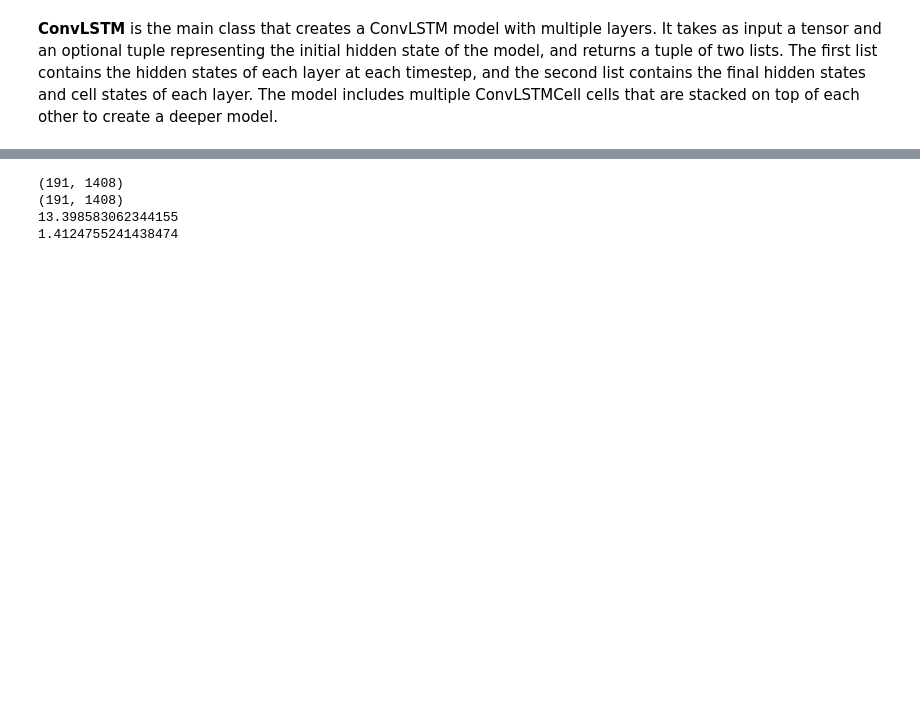
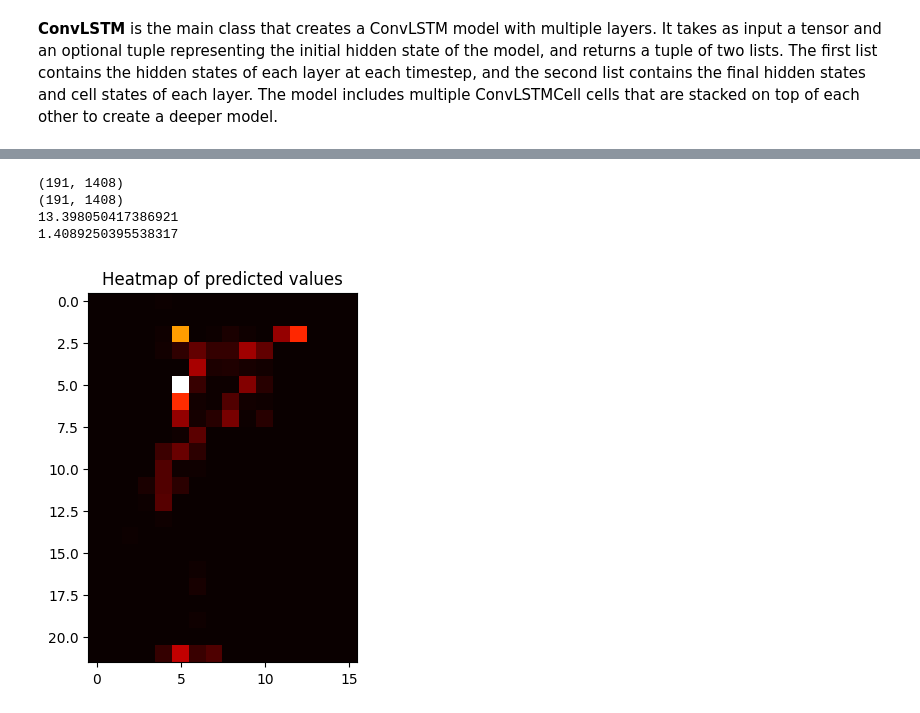
Before and after one commit to rodrigotuna/datattack2023, a Jupyter notebook: model.ipynb, the cells around one changed output, grey strips where cells are left out. Drawn from its saved outputs; the diff is of its cells as text; code cells hidden in the pictures; blank space fills up the shorter version.

```diff
--- a/model.ipynb
+++ b/model.ipynb
@@ -262,7 +258,7 @@ class MyDataset(Dataset):
 
 
 # Define the training loop
-def train_model(model, dataloader, label, criterion, optimizer, num_epochs):
+def train_model(model, dataloader, criterion, optimizer, num_epochs):
     for epoch in range(num_epochs):
         running_loss = 0.0
         for idx, (x,y) in enumerate(dataloader,0):
@@ -291,12 +287,10 @@ device = "cuda" if torch.cuda.is_available() else "cpu"
 
 split_index, data_x_train, data_y_train, data_x_val, data_y_val = prepare_data(data_grid)
 
-print(data_x_train.shape)
 
 dataset_train = TimeSeriesDataset(data_x_train, data_y_train)
 dataset_val = TimeSeriesDataset(data_x_val, data_y_val)
 
-#print("here", dataset_train.shape)
 data_x_train = data_x_train.astype(np.float32)
 data_y_train = data_y_train.astype(np.float32)
 
@@ -304,13 +298,13 @@ dataloader = DataLoader(dataset_train, batch_size=1, shuffle=False, num_workers=
 val_dataloader = DataLoader(dataset_val, batch_size=1, shuffle=False, num_workers=12)
 
 # Create the model, optimizer and loss function
-model = ConvLSTM(input_dim=4, hidden_dim=[100, 100, 4], kernel_size=(3, 3), num_layers=3, batch_first=True, bias=True, return_all_layers=False)
+model = ConvLSTM(input_dim=4, hidden_dim=[64, 64, 4], kernel_size=(3, 3), num_layers=3, batch_first=True, bias=True, return_all_layers=False)
 model = model.to(device)
-optimizer = torch.optim.Adam(model.parameters(), lr=0.01)
+optimizer = torch.optim.Adam(model.parameters(), lr=0.004)
 criterion = nn.MSELoss()
 
 # Train the model
-train_model(model, dataloader, data_y_train, criterion, optimizer, num_epochs=30)
+train_model(model, dataloader, criterion, optimizer, num_epochs=30)
 
 model.eval()
 
@@ -363,7 +340,6 @@ predicted_val = predicted_val.reshape(191, 1408)
 data_y_train = data_y_train.reshape(762, 1408)
 
 
-
 rmse = np.sqrt(mean_squared_error(data_y_val, predicted_val))
 mase = mean_absolute_scaled_error(y_true=data_y_val, y_pred=predicted_val, y_train=data_y_train)
 print(rmse)
@@ -371,5 +347,5 @@ print(mase)
 # %% [output]
 (191, 1408)
 (191, 1408)
-13.398583062344155
-1.4124755241438474
+13.398050417386921
+1.4089250395538317
@@ -375,0 +408,22 @@ print(mase)
+# %%
+images = []
+
+feature_num = 3
+
+for i in range(0, 191):
+    x = predicted_val[i][feature_num]
+    x = rotate(x, angle=90)
+    plt.imshow(x, cmap='hot', interpolation='nearest')
+    #add a colorbar
+    #add a progress bar to the image of the frames
+    #plt.text(0.5, 0.5, str(i), fontsize=18, ha='center')
+    plt.title('Heatmap of predicted values')
+
+
+
+    plt.savefig('heatmap.png')
+    images.append(imageio.imread('heatmap.png'))
+
+imageio.mimsave(f'./plots/heatmap_feature{feature_num}.gif', images)
+# %% [output]
+[figure, added]
```
Also changed, not shown: parts of 3 cells of this notebook, 6 other files.
